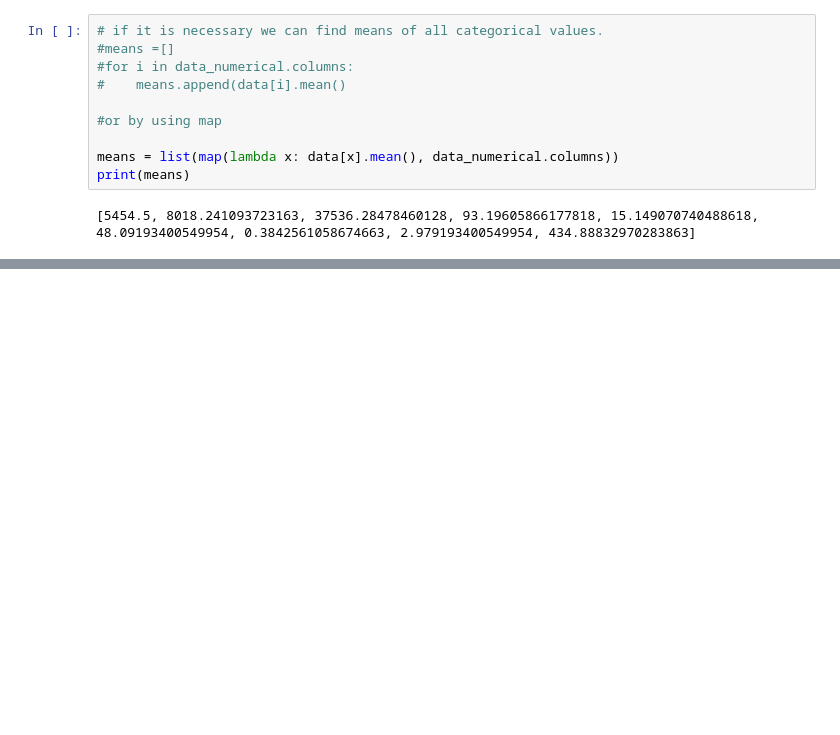
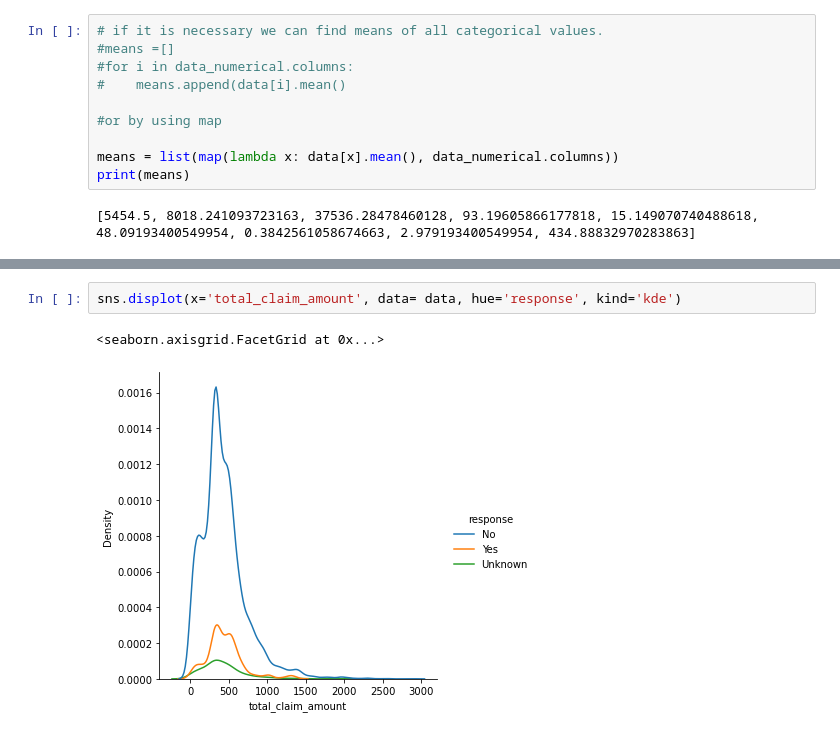
Before and after one commit to UmmuDem/Customer-Analysis-Round-1, a Jupyter notebook: lab-customer-analysis-round-2.ipynb, the cells around one changed output, grey strips where cells are left out. Saved outputs shown, nothing was run; the diff lists cells and outputs as text; blank space fills up the shorter version.

```diff
--- a/lab-customer-analysis-round-2.ipynb
+++ b/lab-customer-analysis-round-2.ipynb
@@ -155,0 +210,5 @@ print(means)
+# %%
+sns.displot(x='total_claim_amount', data= data, hue='response', kind='kde')
+# %% [output]
+<seaborn.axisgrid.FacetGrid at 0x...>
+[figure, added]
```
Also changed, not shown: parts of 19 cells of this notebook.
